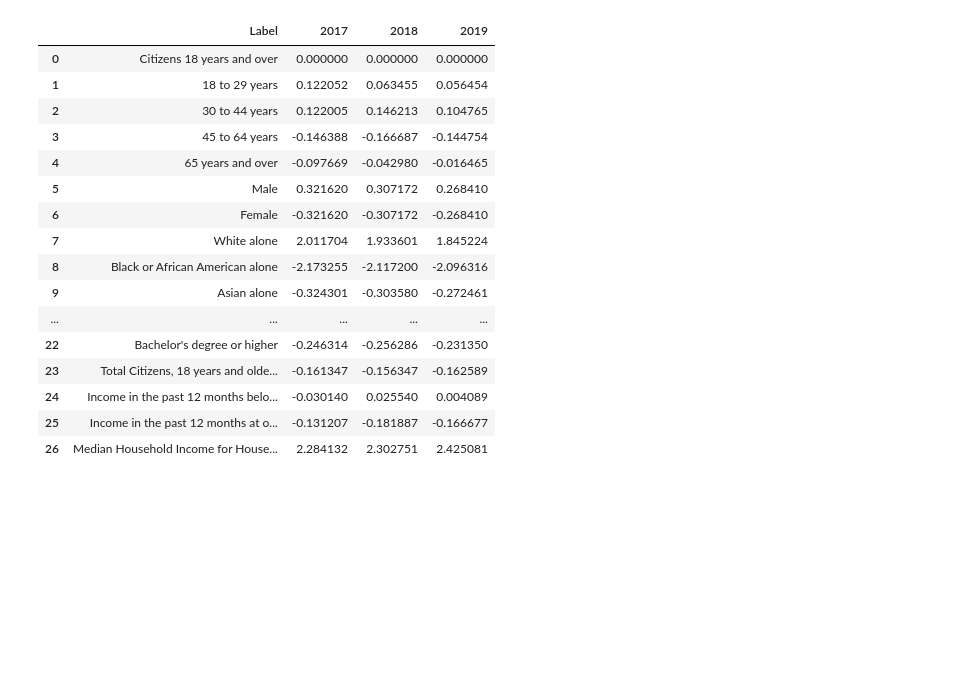
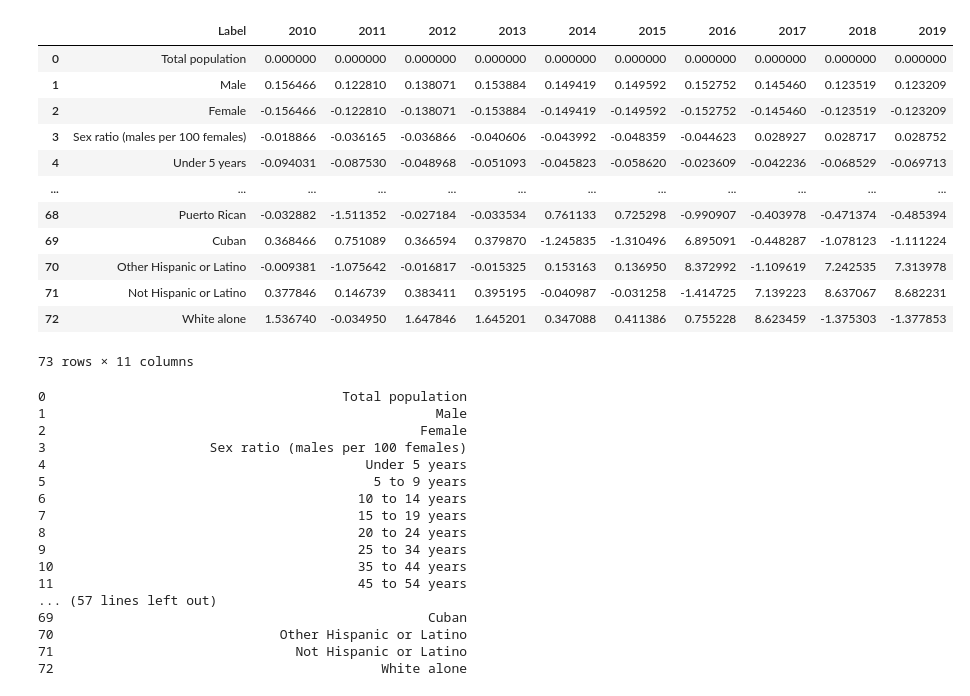
Before and after one commit to arefmalek/Electoral_census, a Jupyter notebook: scripts/composites.ipynb, the cells around one changed output. Saved outputs shown, nothing was run; the diff lists cells and outputs as text; code cells hidden in the pictures; blank space fills up the shorter version.

```diff
--- a/scripts/composites.ipynb
+++ b/scripts/composites.ipynb
@@ -6,26 +6,42 @@ import seaborn as sns
 from individual_file import processor
 # %%
 comp = pd.DataFrame()
-for number in range(2017,2020):
-    comp[str(number)] = processor("Data\\{}_full.csv".format(number)).Delta
-comp.insert(0, "Label", processor("Data/2017_full.csv").Label)
+for number in range(2010,2020):
+    comp[str(number)] = processor("acs\\{}_full.csv".format(number)).Delta
+comp.insert(0, "Label", processor("acs/2017_full.csv").Label)
 comp
 # %% [output]
-|  | Label | 2017 | 2018 | 2019 |
-| 0 | Citizens 18 years and over | 0.000000 | 0.000000 | 0.000000 |
-| 1 | 18 to 29 years | 0.122052 | 0.063455 | 0.056454 |
-| 2 | 30 to 44 years | 0.122005 | 0.146213 | 0.104765 |
-| 3 | 45 to 64 years | -0.146388 | -0.166687 | -0.144754 |
-| 4 | 65 years and over | -0.097669 | -0.042980 | -0.016465 |
-| 5 | Male | 0.321620 | 0.307172 | 0.268410 |
-| 6 | Female | -0.321620 | -0.307172 | -0.268410 |
-| 7 | White alone | 2.011704 | 1.933601 | 1.845224 |
-| 8 | Black or African American alone | -2.173255 | -2.117200 | -2.096316 |
-| 9 | Asian alone | -0.324301 | -0.303580 | -0.272461 |
-| ... | ... | ... | ... | ... |
-| 22 | Bachelor's degree or higher | -0.246314 | -0.256286 | -0.231350 |
-| 23 | Total Citizens, 18 years and olde... | -0.161347 | -0.156347 | -0.162589 |
-| 24 | Income in the past 12 months belo... | -0.030140 | 0.025540 | 0.004089 |
-| 25 | Income in the past 12 months at o... | -0.131207 | -0.181887 | -0.166677 |
-| 26 | Median Household Income for House... | 2.284132 | 2.302751 | 2.425081 |
+|  | Label | 2010 | 2011 | 2012 | 2013 | 2014 | 2015 | 2016 | 2017 | 2018 | 2019 |
+| 0 | Total population | 0.000000 | 0.000000 | 0.000000 | 0.000000 | 0.000000 | 0.000000 | 0.000000 | 0.000000 | 0.000000 | 0.000000 |
+| 1 | Male | 0.156466 | 0.122810 | 0.138071 | 0.153884 | 0.149419 | 0.149592 | 0.152752 | 0.145460 | 0.123519 | 0.123209 |
+| 2 | Female | -0.156466 | -0.122810 | -0.138071 | -0.153884 | -0.149419 | -0.149592 | -0.152752 | -0.145460 | -0.123519 | -0.123209 |
+| 3 | Sex ratio (males per 100 females) | -0.018866 | -0.036165 | -0.036866 | -0.040606 | -0.043992 | -0.048359 | -0.044623 | 0.028927 | 0.028717 | 0.028752 |
+| 4 | Under 5 years | -0.094031 | -0.087530 | -0.048968 | -0.051093 | -0.045823 | -0.058620 | -0.023609 | -0.042236 | -0.068529 | -0.069713 |
+| ... | ... | ... | ... | ... | ... | ... | ... | ... | ... | ... | ... |
+| 68 | Puerto Rican | -0.032882 | -1.511352 | -0.027184 | -0.033534 | 0.761133 | 0.725298 | -0.990907 | -0.403978 | -0.471374 | -0.485394 |
+| 69 | Cuban | 0.368466 | 0.751089 | 0.366594 | 0.379870 | -1.245835 | -1.310496 | 6.895091 | -0.448287 | -1.078123 | -1.111224 |
+| 70 | Other Hispanic or Latino | -0.009381 | -1.075642 | -0.016817 | -0.015325 | 0.153163 | 0.136950 | 8.372992 | -1.109619 | 7.242535 | 7.313978 |
+| 71 | Not Hispanic or Latino | 0.377846 | 0.146739 | 0.383411 | 0.395195 | -0.040987 | -0.031258 | -1.414725 | 7.139223 | 8.637067 | 8.682231 |
+| 72 | White alone | 1.536740 | -0.034950 | 1.647846 | 1.645201 | 0.347088 | 0.411386 | 0.755228 | 8.623459 | -1.375303 | -1.377853 |
+73 rows × 11 columns
+# %%
+print(comp.Label.to_string())
+# %% [output]
+0                                      Total population
+1                                                  Male
+2                                                Female
+3                     Sex ratio (males per 100 females)
+4                                         Under 5 years
+5                                          5 to 9 years
+6                                        10 to 14 years
+7                                        15 to 19 years
+8                                        20 to 24 years
+9                                        25 to 34 years
+10                                       35 to 44 years
+11                                       45 to 54 years
+... (57 lines left out)
+69                                                Cuban
+70                             Other Hispanic or Latino
+71                               Not Hispanic or Latino
+72                                          White alone
 # %%
```
Also changed, not shown: parts of 3 cells of this notebook, 13 other files.
